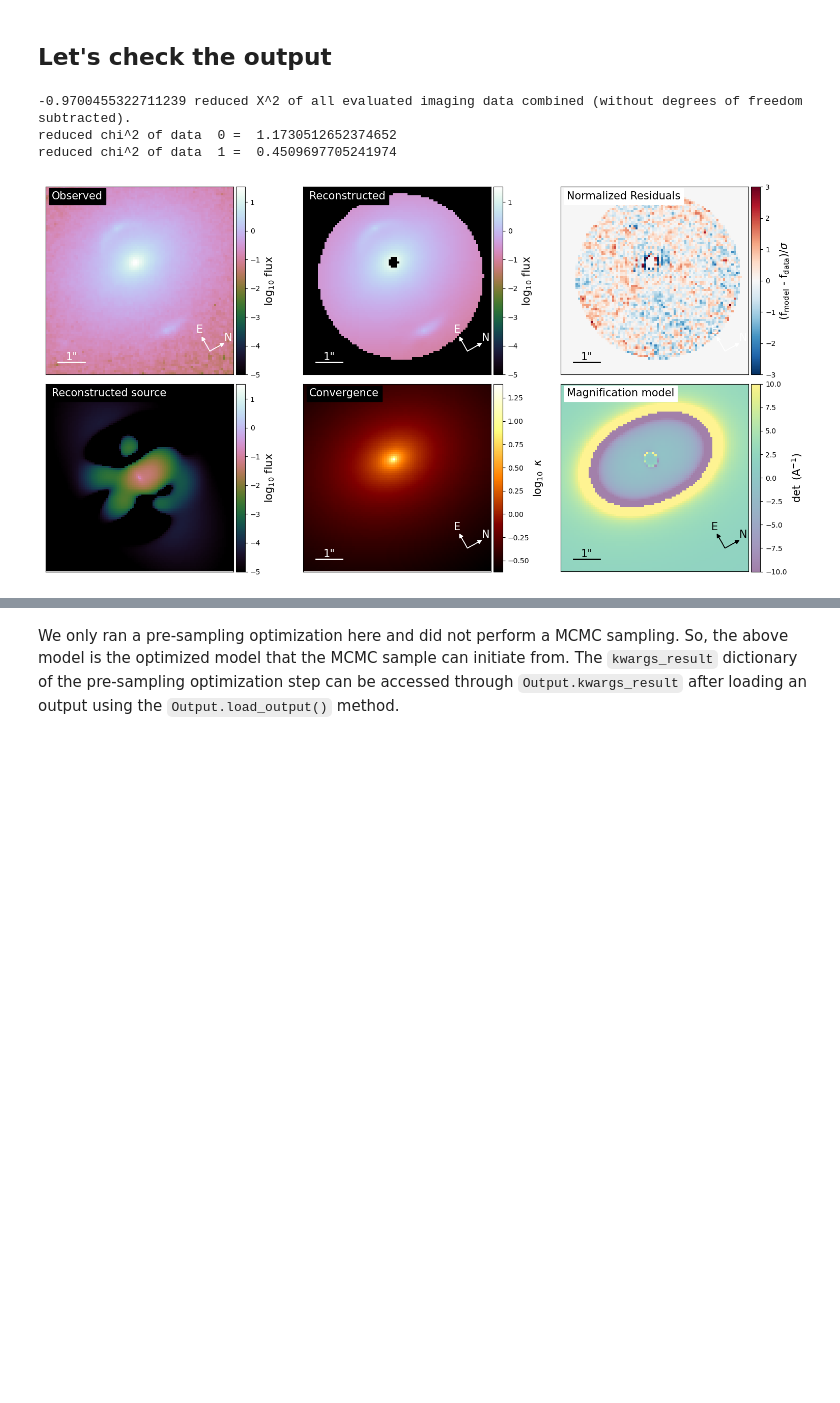
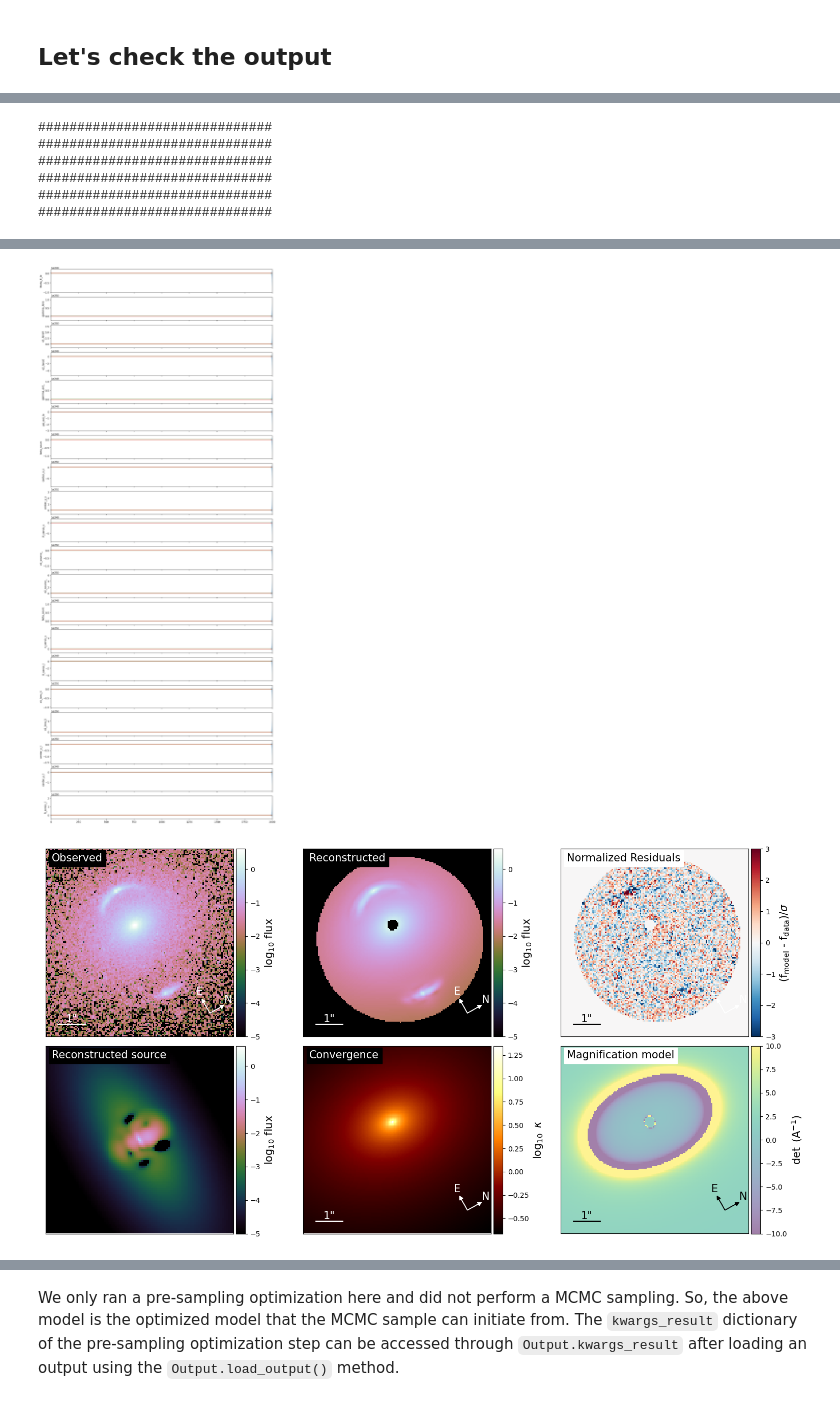
Before and after one commit to hskobe/dolphin, a Jupyter notebook: notebooks/Basic example.ipynb, the cells around one changed output, grey strips where cells are left out. Cells and saved outputs as stored; diff of their text form; code cells hidden in the pictures; blank space fills up the shorter version.

```diff
--- a/notebooks/Basic example.ipynb
+++ b/notebooks/Basic example.ipynb
@@ -93,10 +93,3 @@ kwargs_numerics:
 from dolphin.analysis.output import Output
 
 output = Output('../io_directory_example/')
-# %%
-fig = output.plot_model_overview(lens_name='DESJ0537-4647', model_id='AllFilters_Run01', band_index=1)
-# %% [output]
--0.9700455322711239 reduced X^2 of all evaluated imaging data combined (without degrees of freedom subtracted).
-reduced chi^2 of data  0 =  1.1730512652374652
-reduced chi^2 of data  1 =  0.4509697705241974
-[figure, removed]
@@ -104,0 +96,26 @@ reduced chi^2 of data  1 =  0.4509697705241974
+# %%
+# DESJ0537-4647, All Filters, F140W 0.08" & F200LP 0.05"
+
+output.plot_model_overview(lens_name='DESJ0537-4647', model_id='AllFilters_Run01', band_index=0)
+
+print('#'*30)
+print('#'*30)
+
+output.plot_model_overview(lens_name='DESJ0537-4647', model_id='AllFilters_Run01', band_index=1)
+
+print('#'*30)
+print('#'*30)
+
+output.load_output(lens_name='DESJ0537-4647', model_id='AllFilters_Run01')
+output.kwargs_result
+
+print('#'*30)
+print('#'*30)
+
+output.model_settings
+
+print('#'*30)
+print('#'*30)
+
+output.plot_mcmc_trace(lens_name='DESJ0537-4647', model_id='AllFilters_Run01', walker_ratio=8)
+# %% [output]
@@ -104,0 +130,6 @@ reduced chi^2 of data  1 =  0.4509697705241974
+##############################
+##############################
+##############################
+##############################
+##############################
+##############################
@@ -104,0 +156,2 @@ reduced chi^2 of data  1 =  0.4509697705241974
+[figure, added]
+[figure, added]
```
Also changed, not shown: parts of 7 cells of this notebook, 19 other files.
